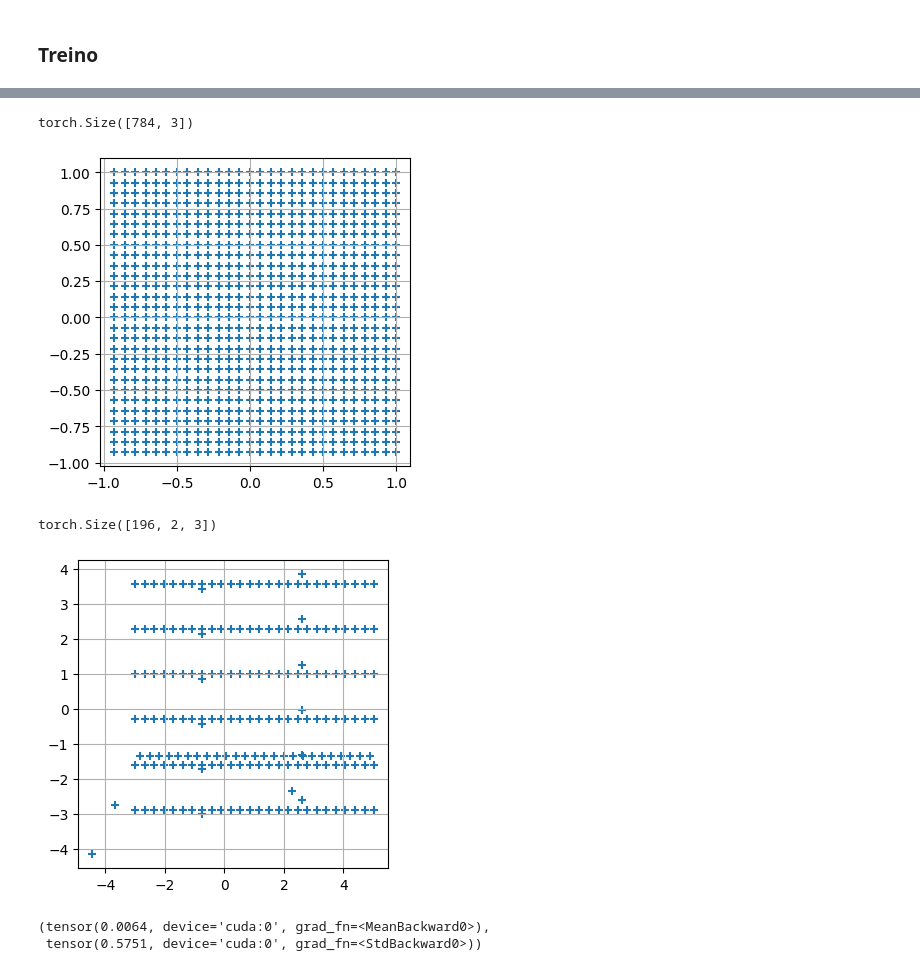
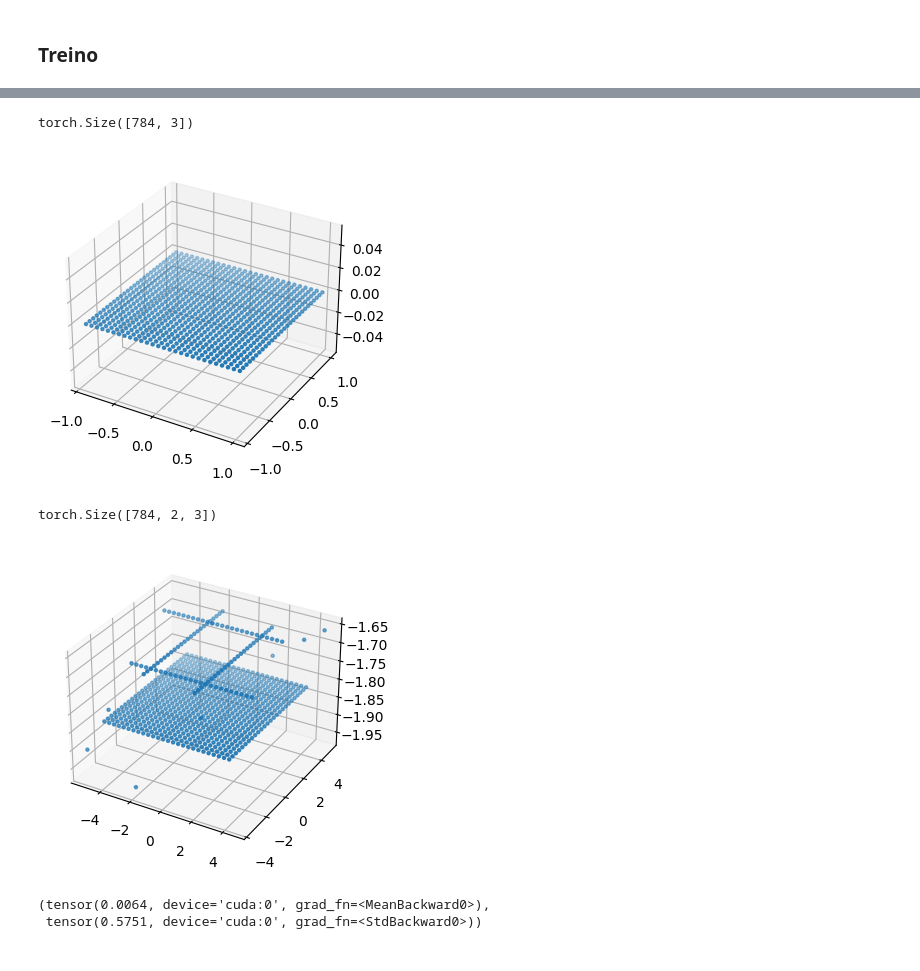
Before and after one commit to Ronnypetson/titanic, a Jupyter notebook: MNIST_Maromba.ipynb, the cells around one changed output, grey strips where cells are left out. Cells and saved outputs as stored; diff of their text form; code cells hidden in the pictures.

```diff
--- a/MNIST_Maromba.ipynb
+++ b/MNIST_Maromba.ipynb
@@ -810,7 +810,7 @@ def hoods(dims, k0, w, _min=0, _max=None):
   _hoods = []
   global idxs, _idxs
   _k0d = resort(k0, 0, dims[-1]) #, idxs, _idxs)
-  for _w in range(-(w[-1] // 2), w[-1] // 2 + 1):
+  for _w in range(-(w[-1] // 2), (w[-1] // 2) + (w[-1] % 2)):
     # k0d = min(_max, max(_min, _k0d + _w))
     k0d = torch.clip(_k0d + _w, min=_min, max=_max)
     _hoods += hoods(
@@ -1063,7 +1063,7 @@ class MModule2(nn.Module):
       conv = activate
       if conv:
         # pool: (N * num_windows) x  sets
-        Pdb().set_trace()
+        # Pdb().set_trace()
         pool = MTensor.reshape(pool, (-1, filter_volume)) @ mw
         pool = MTensor.reshape(pool, (n, -1, self.sets[step]))
       else:
@@ -1210,8 +1210,8 @@ def prepare_input(x, y, device="cpu"):
 # %% [markdown]
 ### Treino
 # %%
-hidden_dim = 4704
-start_mode = True
+hidden_dim = 3136
+start_mode = False
 valid_mode = False
 # TODO: Visualize conv layer output
 samples = [
@@ -1337,7 +1319,7 @@ idxs = [img.idx.cpu().detach() for img in model.all_pools]
 # %%
 shapes = [
     (img_dim, img_dim, 1),
-    ((img_dim - 0) // 2, (img_dim - 0) // 2, 2),
+    ((img_dim - 0) // 1, (img_dim - 0) // 1, 2),
     # (((img_dim - 2) // 2 - 2) // 1, ((img_dim - 2) // 2 - 2) // 1, 4),
     # (((img_dim - 4) // 1 - 4) // 2, ((img_dim - 4) // 1 - 4) // 2, 8),
     # ((img_dim - 4) // 2 - 2, (img_dim - 4) // 2 - 2, 4),
@@ -1365,18 +1347,19 @@ torch.Size([196, 2])
 # %%
 for i, idx in enumerate(idxs[:len(shapes)]):
   idx = idx[0]
   print(idx.shape)
   idx = idx.reshape(-1, shapes[i][2], idx_dim)
   idx_ = idx[:, 0].numpy()
-  plt.figure(figsize=(4, 4))
-  plt.scatter(idx_[:, 0], idx_[:, 1], marker="+")
-  plt.grid()
+  fig = plt.figure(figsize=(4, 4))
+  ax = fig.add_subplot(projection="3d")
+  ax.scatter(idx_[:, 0], idx_[:, 1], idx_[:, 2], marker=".")
+  ax.grid()
   plt.show()
 # %% [output]
 torch.Size([784, 3])
-[figure, old version]
+[figure, new version]
-torch.Size([196, 2, 3])
+torch.Size([784, 2, 3])
-[figure, old version]
+[figure, new version]
 # %%
 ### Ordenar pelo índice
 # filters = model.W_idx[0, :25].reshape(1, 5, 5, idx_dim)
```
Also changed, not shown: parts of 4 cells of this notebook.
